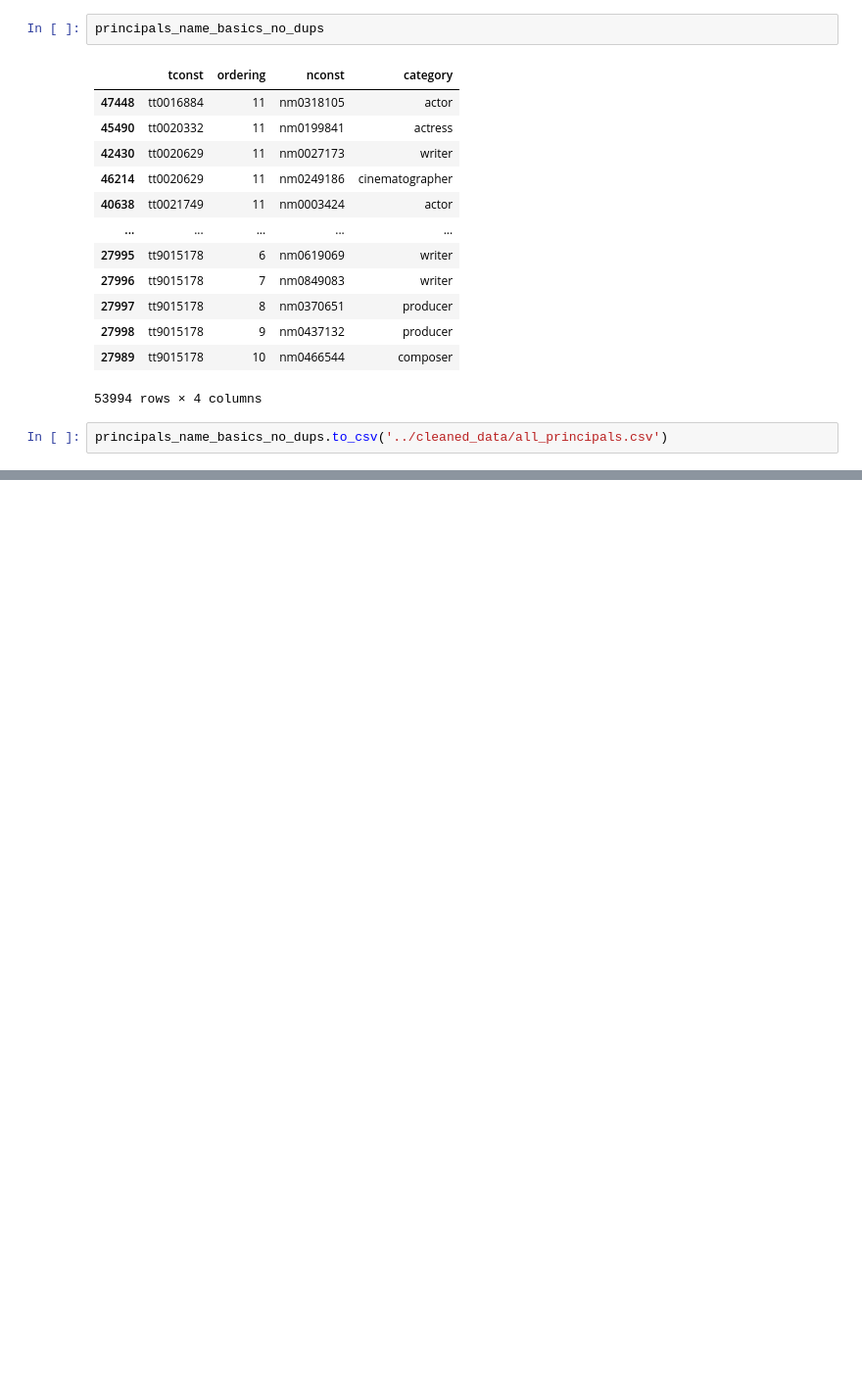
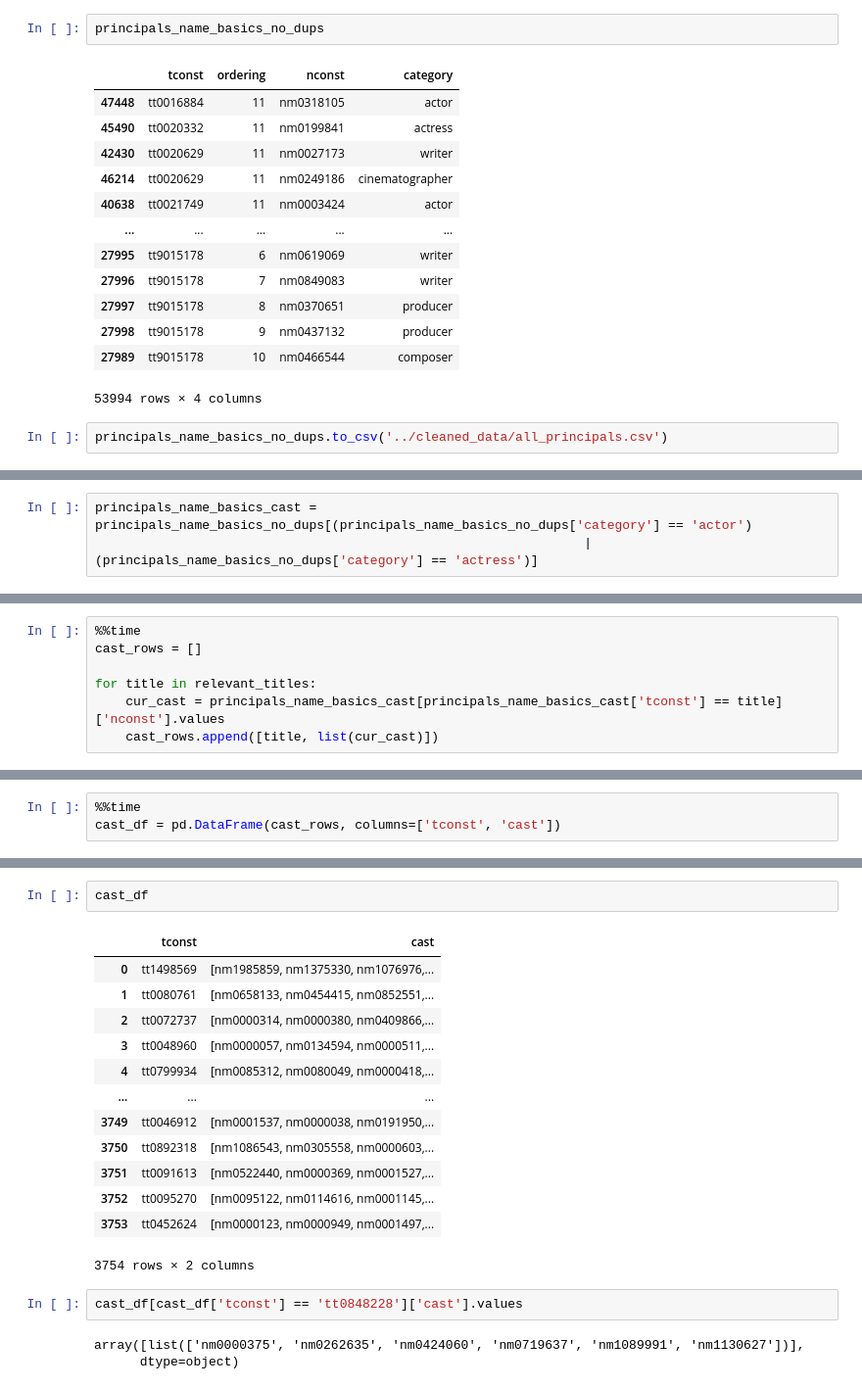
Before and after one commit to nsn116/Movie-Success-Predictor, a Jupyter notebook: data_preprocessing/Principals info.ipynb, the cells around one changed output, grey strips where cells are left out. Shown at 98% size. Saved outputs shown, nothing was run; the diff lists cells and outputs as text; blank space fills up the shorter version.

```diff
--- a/data_preprocessing/Principals info.ipynb
+++ b/data_preprocessing/Principals info.ipynb
@@ -292,0 +334,3 @@ name_basics
+# %%
+principals_name_basics_cast = principals_name_basics_no_dups[(principals_name_basics_no_dups['category'] == 'actor')
+                                                                | (principals_name_basics_no_dups['category'] == 'actress')]
@@ -292,0 +343,7 @@ name_basics
+# %%
+%%time
+cast_rows = []
+
+for title in relevant_titles:
+    cur_cast = principals_name_basics_cast[principals_name_basics_cast['tconst'] == title]['nconst'].values
+    cast_rows.append([title, list(cur_cast)])
@@ -292,0 +353,3 @@ name_basics
+# %%
+%%time
+cast_df = pd.DataFrame(cast_rows, columns=['tconst', 'cast'])
@@ -292,0 +359,21 @@ name_basics
+# %%
+cast_df
+# %% [output]
+|  | tconst | cast |
+| 0 | tt1498569 | [nm1985859, nm1375330, nm1076976,... |
+| 1 | tt0080761 | [nm0658133, nm0454415, nm0852551,... |
+| 2 | tt0072737 | [nm0000314, nm0000380, nm0409866,... |
+| 3 | tt0048960 | [nm0000057, nm0134594, nm0000511,... |
+| 4 | tt0799934 | [nm0085312, nm0080049, nm0000418,... |
+| ... | ... | ... |
+| 3749 | tt0046912 | [nm0001537, nm0000038, nm0191950,... |
+| 3750 | tt0892318 | [nm1086543, nm0305558, nm0000603,... |
+| 3751 | tt0091613 | [nm0522440, nm0000369, nm0001527,... |
+| 3752 | tt0095270 | [nm0095122, nm0114616, nm0001145,... |
+| 3753 | tt0452624 | [nm0000123, nm0000949, nm0001497,... |
+3754 rows × 2 columns
+# %%
+cast_df[cast_df['tconst'] == 'tt0848228']['cast'].values
+# %% [output]
+array([list(['nm0000375', 'nm0262635', 'nm0424060', 'nm0719637', 'nm1089991', 'nm1130627'])],
+      dtype=object)
```
Also changed, not shown: parts of 34 cells of this notebook, 1 other file.
